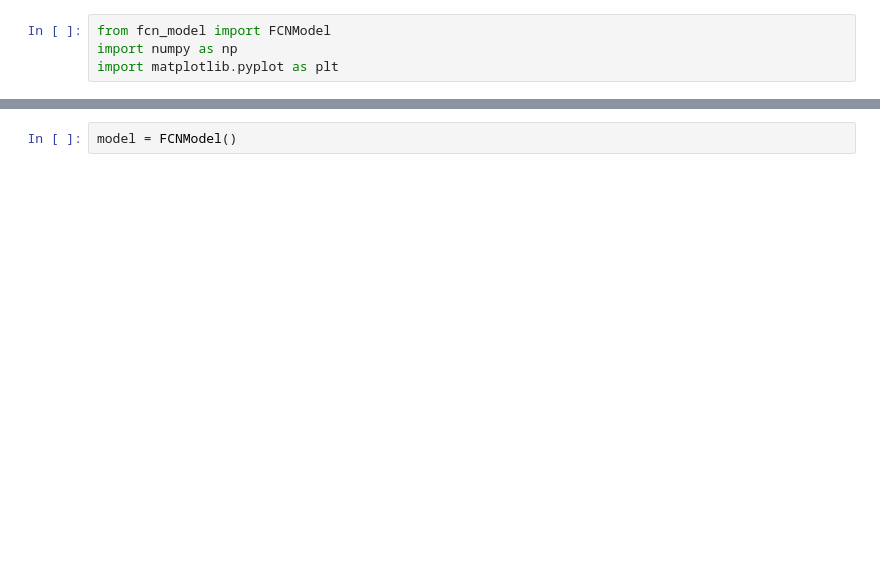
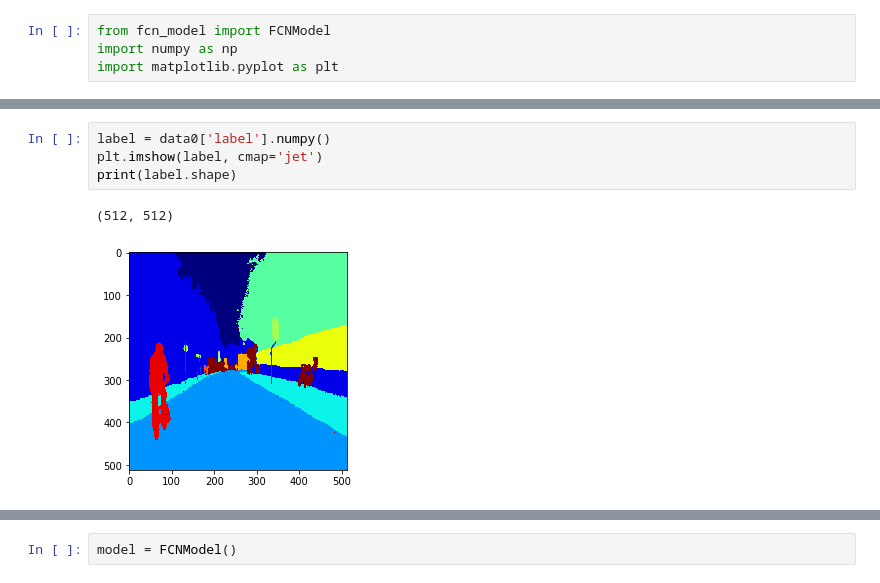
Before and after one commit to bouchardi/semantic-segmentation, a Jupyter notebook: segmentation/experiment.ipynb, the cells around one changed output, grey strips where cells are left out. Saved outputs shown, nothing was run; the diff lists cells and outputs as text; blank space fills up the shorter version.

```diff
--- a/segmentation/experiment.ipynb
+++ b/segmentation/experiment.ipynb
@@ -14,0 +38,7 @@ import matplotlib.pyplot as plt
+# %%
+label = data0['label'].numpy()
+plt.imshow(label, cmap='jet')
+print(label.shape)
+# %% [output]
+(512, 512)
+[figure, added]
```
Also changed, not shown: parts of 17 cells of this notebook, 11 other files.
